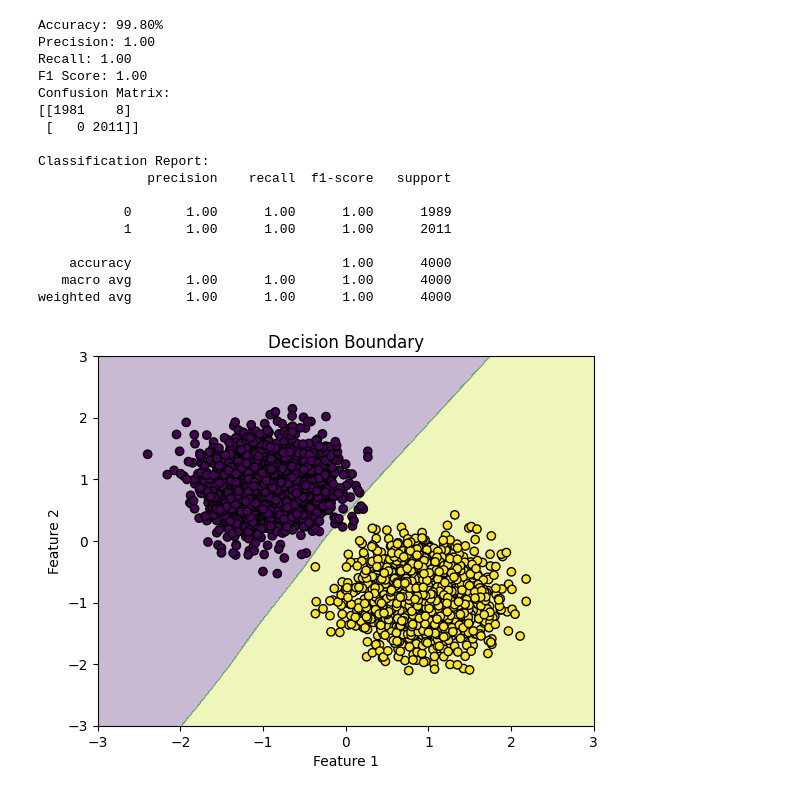
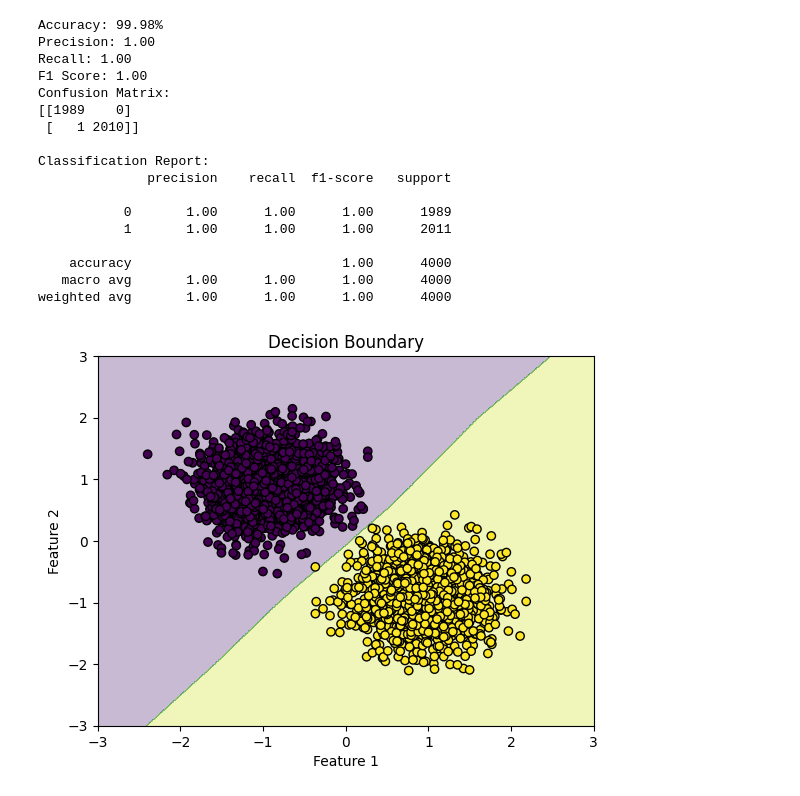
Before and after one commit to adithyasai20/hardware-aware-training-of-neural-networks, a Jupyter notebook: simple_classification_check.ipynb, the cells around one changed output. Saved outputs shown, nothing was run; the diff lists cells and outputs as text; code cells hidden in the pictures.

```diff
--- a/simple_classification_check.ipynb
+++ b/simple_classification_check.ipynb
@@ -18,3 +18,6 @@ from optimizers import  DiscreteStateOptimizer, RRAMOptimizer
 # Step 1: Generate Synthetic Data
 n_samples = 10000
 X, y = make_blobs(n_samples=n_samples, centers=2, cluster_std=1.5, random_state=42)
+# %%
+device = torch.device('cuda')
+print(device)
@@ -93,3 +177,19 @@ class MLP(nn.Module):
         x = torch.relu(self.fc1(x))  # Activation function for hidden layer
         x = self.fc2(x)               # No activation for output layer
         return x
+# %%
+
+# Create the model
+model = MLP().to(device)
+# Step 3: Train the Model
+criterion = nn.CrossEntropyLoss()  # Loss function
+# optimizer = FiniteSetOptimizer(model.parameters(),finite_set=finite_set, tau=0.05)
+# optimizer = DiscreteStateOptimizer(model.parameters(), conductance_list=finite_set, tau=0.05)
+# optimizer = RRAMOptimizer(model.parameters(), adjusted_potentiation, adjusted_depression, 0.05)
+
+optimizer = ContinuousOptimizer(model.parameters(),
+                                potentiation=torch.tensor(adjusted_potentiation).to(device),
+                                depression=torch.tensor(adjusted_depression).to(device),
+                                potentiation_degree=5,
+                                depression_degree=3,
+                                tau=0.05)
@@ -96,12 +228,5 @@ class MLP(nn.Module):
 # %%
 
-# Create the model
-model = MLP()
-# Step 3: Train the Model
-criterion = nn.CrossEntropyLoss()  # Loss function
-# optimizer = FiniteSetOptimizer(model.parameters(),finite_set=finite_set, tau=0.05)
-# optimizer = DiscreteStateOptimizer(model.parameters(), conductance_list=finite_set, tau=0.05)
-optimizer = RRAMOptimizer(model.parameters(), potentiation_conductances, depression_conductances, 0.05)
 
 # Training loop
 num_epochs = 20
@@ -135,11 +260,11 @@ with torch.no_grad():
     _, predicted = torch.max(outputs.data, 1)
 
     # Calculate performance metrics
-    accuracy = accuracy_score(y_test_tensor, predicted)
-    precision = precision_score(y_test_tensor, predicted)
-    recall = recall_score(y_test_tensor, predicted)
-    f1 = f1_score(y_test_tensor, predicted)
-    cm = confusion_matrix(y_test_tensor, predicted)
+    accuracy = accuracy_score(y_test_tensor.cpu(), predicted.cpu())
+    precision = precision_score(y_test_tensor.cpu(), predicted.cpu())
+    recall = recall_score(y_test_tensor.cpu(), predicted.cpu())
+    f1 = f1_score(y_test_tensor.cpu(), predicted.cpu())
+    cm = confusion_matrix(y_test_tensor.cpu(), predicted.cpu())
 
     print(f'Accuracy: {accuracy * 100:.2f}%')
     print(f'Precision: {precision:.2f}')
@@ -148,38 +273,38 @@ with torch.no_grad():
     print('Confusion Matrix:')
     print(cm)
     print('\nClassification Report:')
-    print(classification_report(y_test_tensor, predicted))
+    print(classification_report(y_test_tensor.cpu(), predicted.cpu()))
 
 # Plotting the decision boundary
 xx, yy = np.meshgrid(np.linspace(-3, 3, 1000), np.linspace(-3, 3, 1000))
-grid = torch.FloatTensor(np.c_[xx.ravel(), yy.ravel()])
+grid = torch.FloatTensor(np.c_[xx.ravel(), yy.ravel()]).to(device)
 with torch.no_grad():
     Z = model(grid)
     _, Z = torch.max(Z.data, 1)
-Z = Z.numpy().reshape(xx.shape)
+Z = Z.cpu().numpy().reshape(xx.shape)
 
 plt.contourf(xx, yy, Z, alpha=0.3)
 plt.scatter(X_test[:, 0], X_test[:, 1], c=y_test, edgecolors='k')
 plt.title('Decision Boundary')
 plt.xlabel('Feature 1')
 plt.ylabel('Feature 2')
 plt.show()
 # %% [output]
-Accuracy: 99.80%
+Accuracy: 99.98%
 Precision: 1.00
 Recall: 1.00
 F1 Score: 1.00
 Confusion Matrix:
-[[1981    8]
- [   0 2011]]
+[[1989    0]
+ [   1 2010]]
 
 Classification Report:
               precision    recall  f1-score   support
 
            0       1.00      1.00      1.00      1989
            1       1.00      1.00      1.00      2011
 
     accuracy                           1.00      4000
    macro avg       1.00      1.00      1.00      4000
 weighted avg       1.00      1.00      1.00      4000
-[figure, old version]
+[figure, new version]
```
Also changed, not shown: parts of 11 cells of this notebook, 4 other files.
